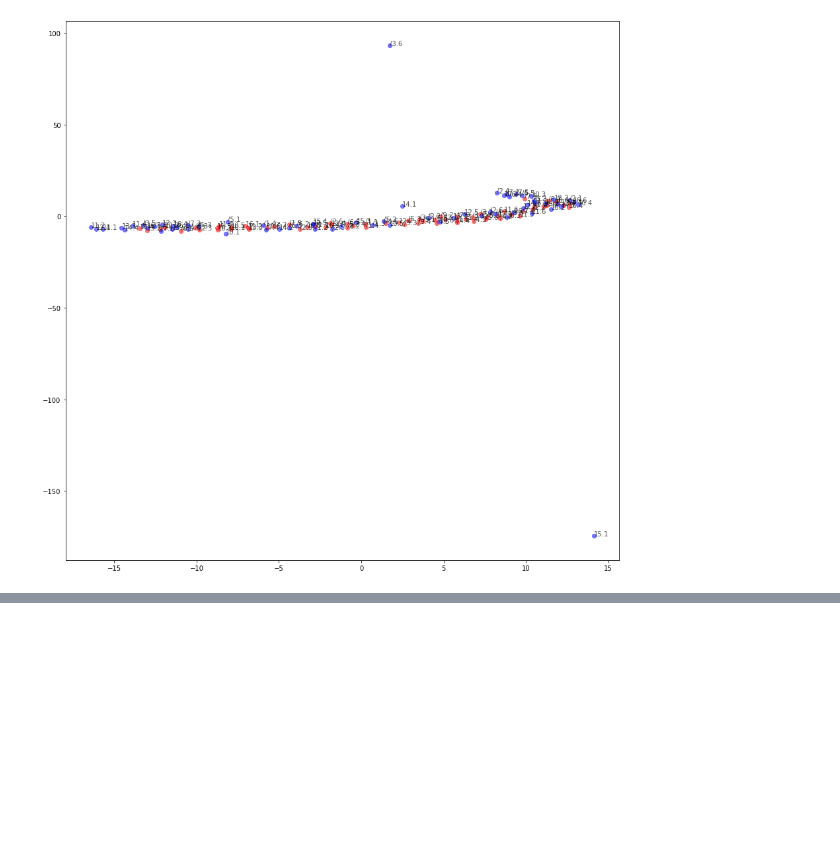
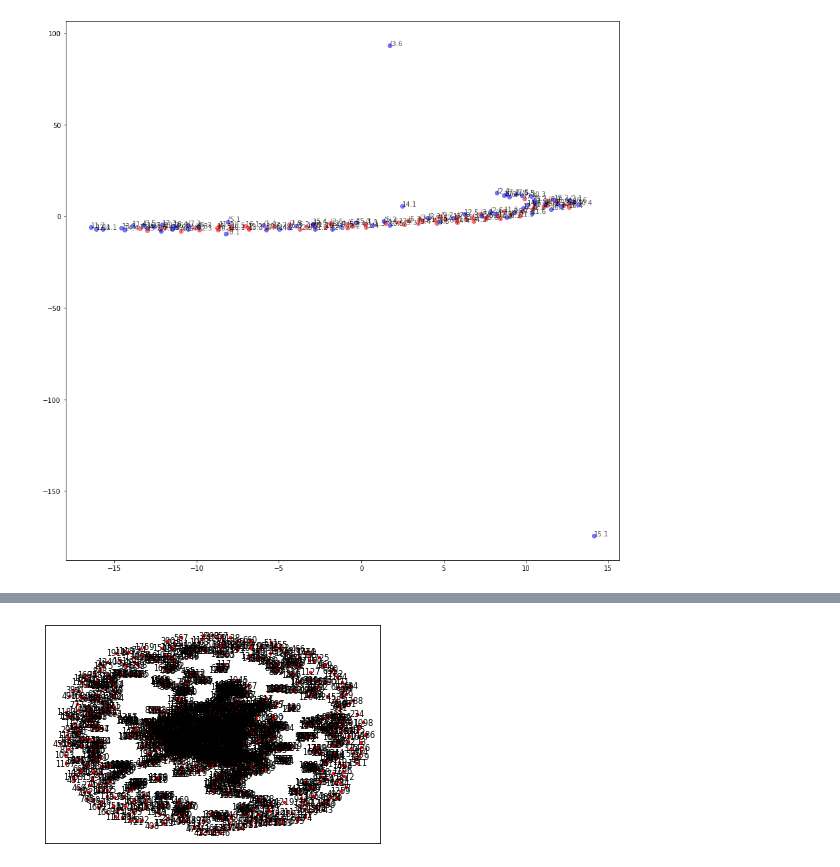
Before and after one commit to trevor-chan/research, a Jupyter notebook: morpho_scripts/PCA_scripts.ipynb, the cells around one changed output, grey strips where cells are left out. Cells and saved outputs as stored; diff of their text form; code cells hidden in the pictures; blank space fills up the shorter version.

```diff
--- a/morpho_scripts/PCA_scripts.ipynb
+++ b/morpho_scripts/PCA_scripts.ipynb
@@ -691,0 +750,4 @@ sns.heatmap(df.corr(),
+# %%
+lineage_list[0].items[len(lineage_list[0].items)-1].visualize_graph()
+# %% [output]
+[figure, added]
```
Also changed, not shown: parts of 8 cells of this notebook.
